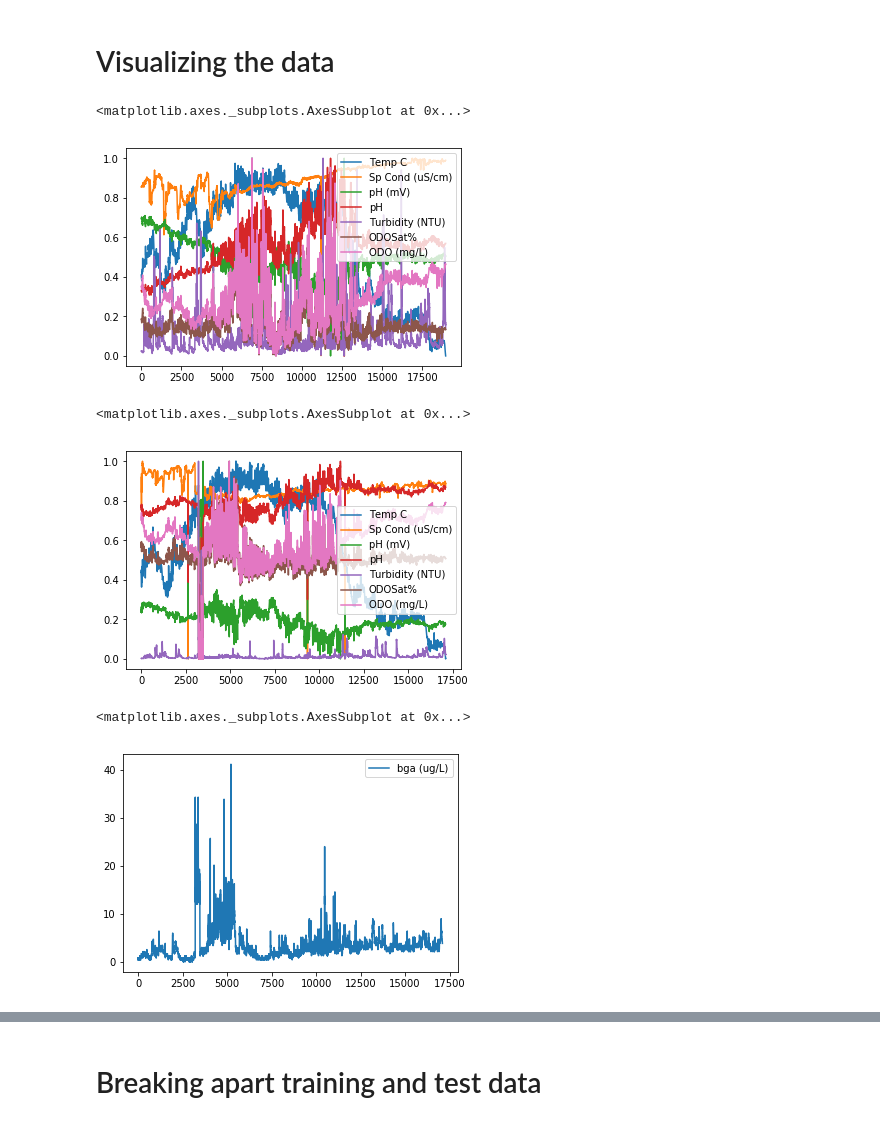
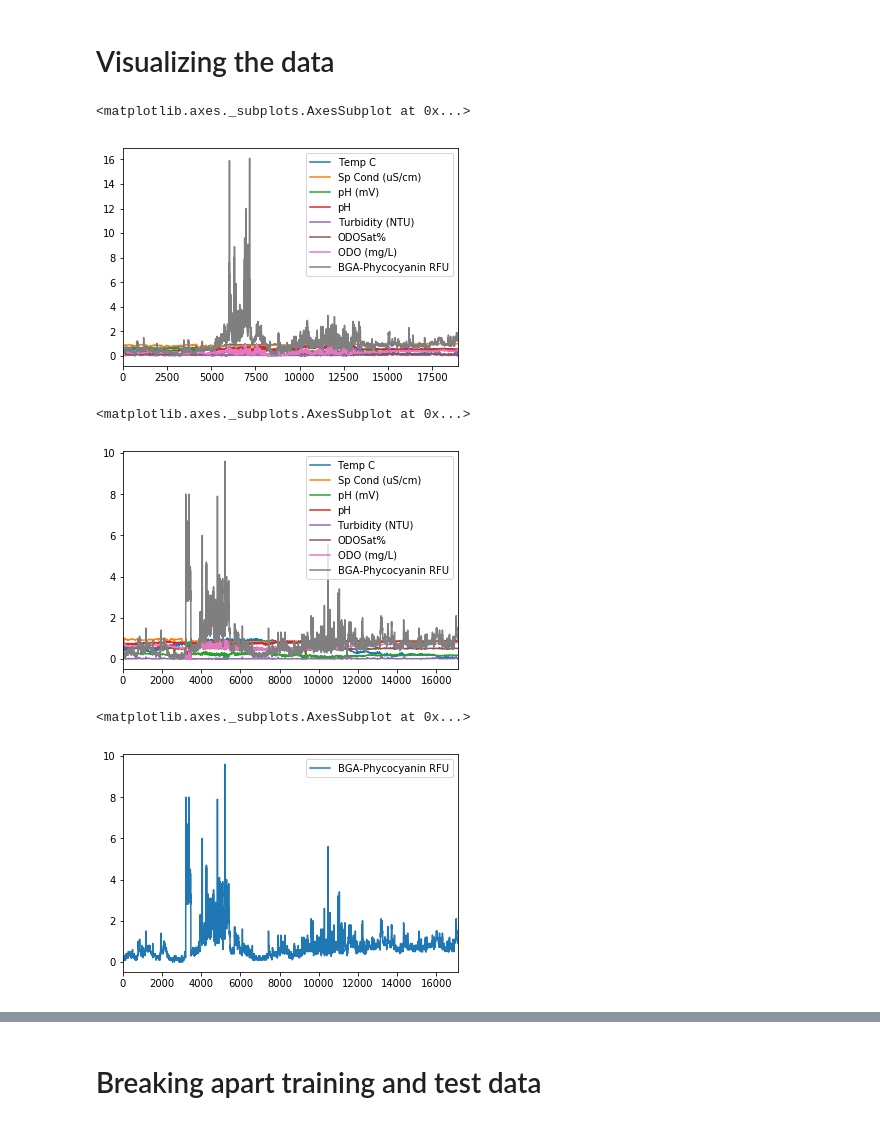
Before and after one commit to mccomackjp/algae-bloom-prediction, a Jupyter notebook: notebooks/models/rnn_prediction.ipynb, the cells around one changed output, grey strips where cells are left out. Drawn from its saved outputs; the diff is of its cells as text; code cells hidden in the pictures.

```diff
--- a/notebooks/models/rnn_prediction.ipynb
+++ b/notebooks/models/rnn_prediction.ipynb
@@ -34,8 +37,3 @@ df_test.head()
 | 2 | 5/5/2017 | 0:30 | 15.49 | 2057 | -102.3 | 8.45 | 8.90 | ... |
 | 3 | 5/5/2017 | 0:45 | 15.67 | 1978 | -102.6 | 8.45 | 8.62 | ... |
 | 4 | 5/5/2017 | 1:00 | 15.34 | 2136 | -100.2 | 8.41 | 9.88 | ... |
-# %%
-rfu_ugl_ratio = 1/0.2334
-df_train['bga (ug/L)'] = df_train['BGA-Phycocyanin RFU'].apply(
-    lambda x : x * rfu_ugl_ratio)
-df_train.head()
@@ -153,7 +125,8 @@ time                   datetime64[ns]
 dtype: object
 # %%
 # lets try to normalize this now....
-columns = ['Temp C','Sp Cond (uS/cm)', 'pH (mV)','pH', 'Turbidity (NTU)', 'ODOSat%','ODO (mg/L)']
+columns = ['Temp C','Sp Cond (uS/cm)', 'pH (mV)','pH', 'Turbidity (NTU)',
+           'ODOSat%','ODO (mg/L)']
 scaler = MinMaxScaler()
 df_train_x = scaler.fit_transform(df_train[columns])
 df_test_x = scaler.fit_transform(df_test[columns])
@@ -161,5 +134,13 @@ df_test_x = scaler.fit_transform(df_test[columns])
 df_train_x = pd.DataFrame(df_train_x, columns=columns)
 df_test_x = pd.DataFrame(df_test_x, columns=columns)
 
+# df_train_x['Chlorophyll RFU'] = df_train['Chlorophyll RFU']
+# df_test_x['Chlorophyll RFU'] = df_test['Chlorophyll RFU']
+
+df_train_x['BGA-Phycocyanin RFU'] = df_train['BGA-Phycocyanin RFU']
+df_test_x['BGA-Phycocyanin RFU'] = df_test['BGA-Phycocyanin RFU']
+
+
+
 df_test_x.describe()
 # %% [output]
@@ -175,18 +156,18 @@ df_test_x.describe()
 # %% [markdown]
 # Visualizing the data
 # %%
-df_train_x.plot.line()
+df_train_x[columns].plot.line()
 # %% [output]
 <matplotlib.axes._subplots.AxesSubplot at 0x...>
-[figure, old version]
+[figure, new version]
 # %%
-df_test_x.plot.line()
+df_test_x[columns].plot.line()
 # %% [output]
 <matplotlib.axes._subplots.AxesSubplot at 0x...>
-[figure, old version]
+[figure, new version]
 # %%
-df_test[['bga (ug/L)']].plot.line()
+df_test[['BGA-Phycocyanin RFU']].plot.line()
 # %% [output]
 <matplotlib.axes._subplots.AxesSubplot at 0x...>
-[figure, old version]
+[figure, new version]
 # %%
```
Also changed, not shown: parts of 17 cells of this notebook.
